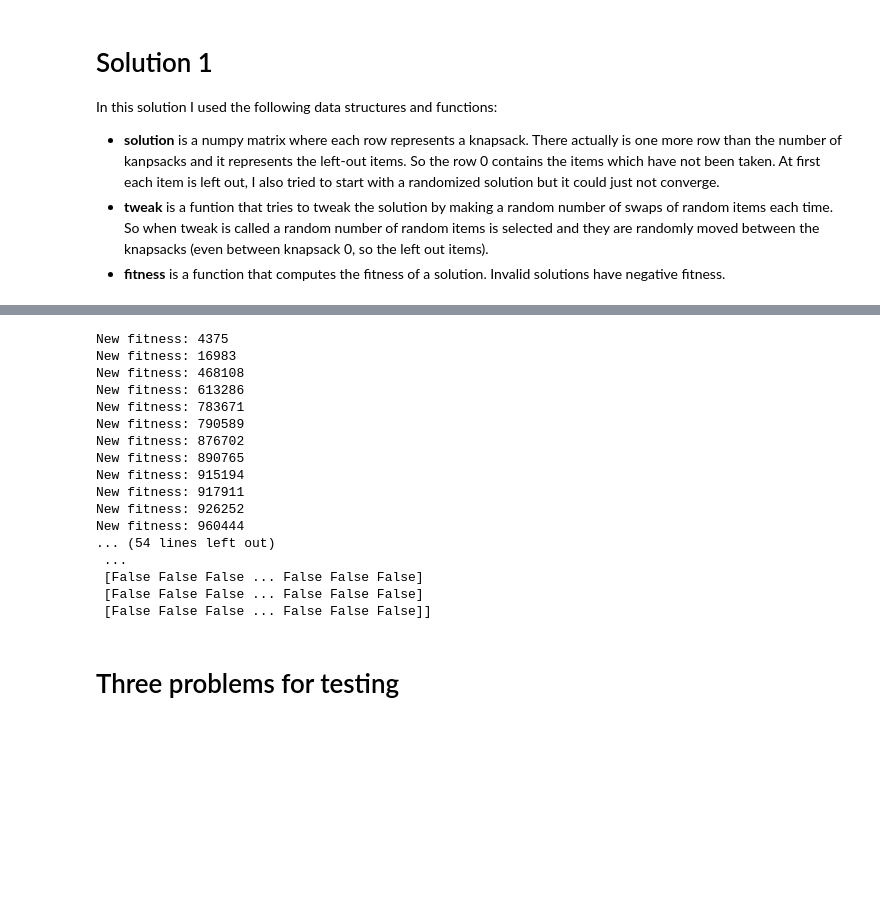
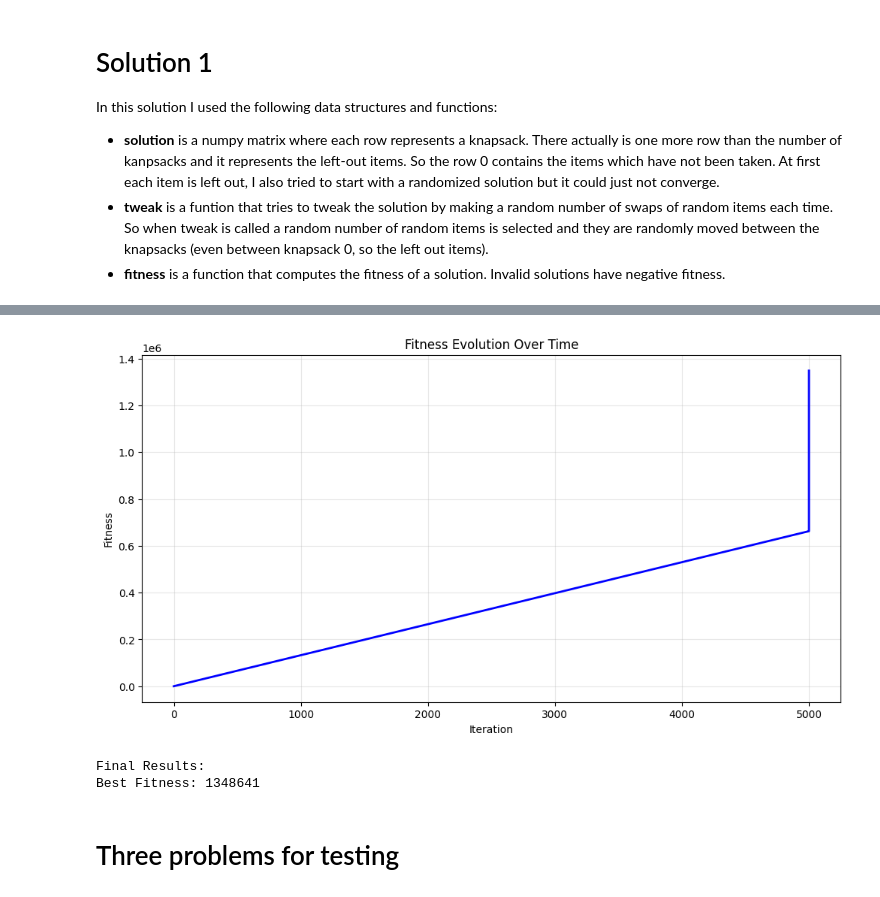
Before and after one commit to alessandro-benvenuti/CI2025_lab1, a Jupyter notebook: Solution_1.ipynb, the cells around one changed output, grey strips where cells are left out. Drawn from its saved outputs; the diff is of its cells as text; code cells hidden in the pictures; blank space fills up the shorter version.

Commit message:
solution_2

```diff
--- a/Solution_1.ipynb
+++ b/Solution_1.ipynb
@@ -79,49 +80,56 @@ def fitness(solution: np.array) -> int:
 # %%
 # generate a starting solution where each elelement is not taken
 # there is an additional knapsack that represents the left out items
 solution = np.array([
     [False for _ in range(NUM_ITEMS)] for _ in range(NUM_KNAPSACKS + 1)], dtype=np.bool
 )
 # the row 0 of the solution represents the tleft out items
 
 for i in range(NUM_ITEMS):
   solution[0][i] = True
   # to randomize it: solution[randint(0, NUM_KNAPSACKS-1)][i] = True
 
+# Lists to track fitness evolution
+fitness_history = []
+iterations = []
+
+f = fitness(solution)
+fitness_history.append(f)
+iterations.append(0)
 
 f = fitness(solution)
 # for x in tqdm(range(10000)):
 for x in range(10000):
   new_sol = tweak(solution)
   f_new = fitness(new_sol)
   if f_new > f:
-    print(f"New fitness: {f_new}")
     f = f_new
     solution = new_sol
+    fitness_history.append(f)
+    iterations.append(i)
   elif f_new == f:
     solution = new_sol
+    fitness_history.append(f)
+    iterations.append(i)
   elif f_new == -2:
     raise Exception("Algorithm flaw: an item appears in multiple knapsacks")
 
-print(f"Fitness: {f}, Solution:\n{solution}")
+
+# Plot the fitness evolution
+plt.figure(figsize=(12, 6))
+plt.plot(iterations, fitness_history, 'b-', linewidth=2)
+plt.title('Fitness Evolution Over Time')
+plt.xlabel('Iteration')
+plt.ylabel('Fitness')
+plt.grid(True, alpha=0.3)
+plt.show()
+
+print(f"\nFinal Results:")
+print(f"Best Fitness: {f}")
 # %% [output]
+[figure, added]
-New fitness: 4375
-New fitness: 16983
-New fitness: 468108
-New fitness: 613286
-New fitness: 783671
-New fitness: 790589
-New fitness: 876702
-New fitness: 890765
-New fitness: 915194
-New fitness: 917911
-New fitness: 926252
-New fitness: 960444
-... (54 lines left out)
- ...
- [False False False ... False False False]
- [False False False ... False False False]
- [False False False ... False False False]]
+Final Results:
+Best Fitness: 1348641
 # %% [markdown]
 # Three problems for testing
 # %%
```
Also changed, not shown: parts of 2 cells of this notebook.
